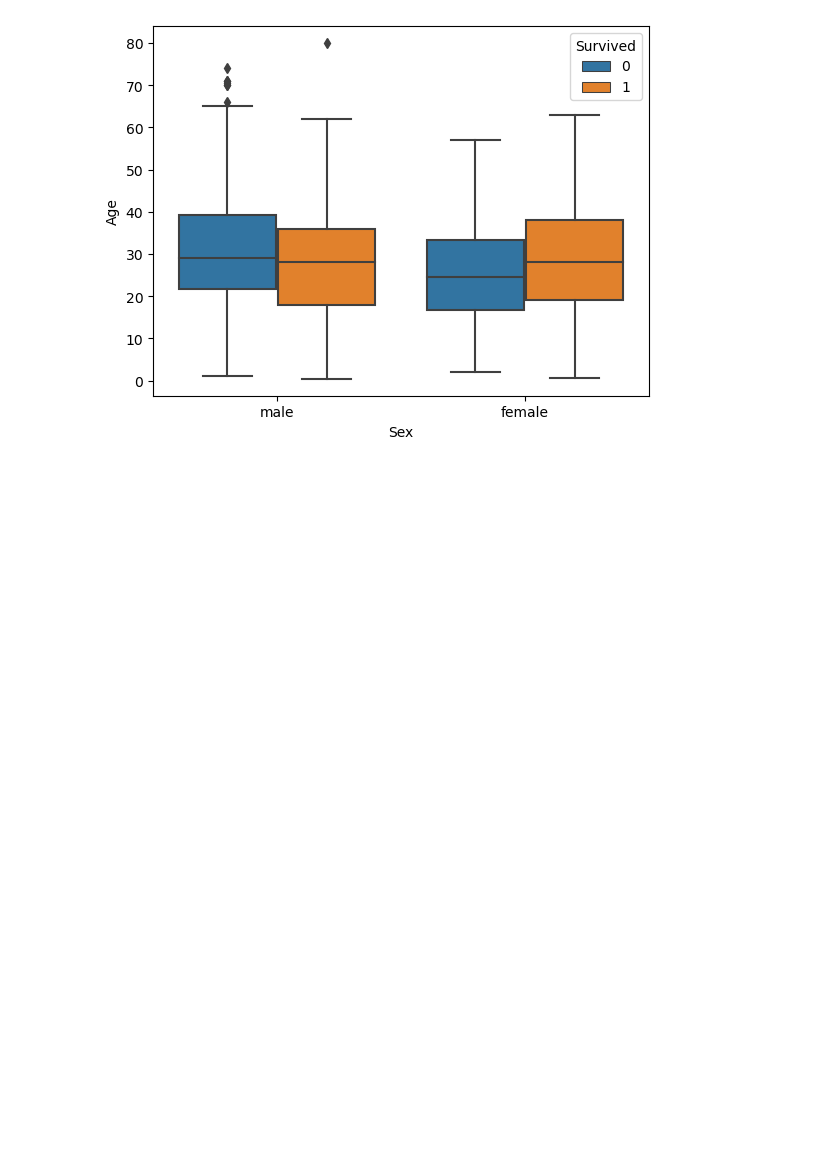
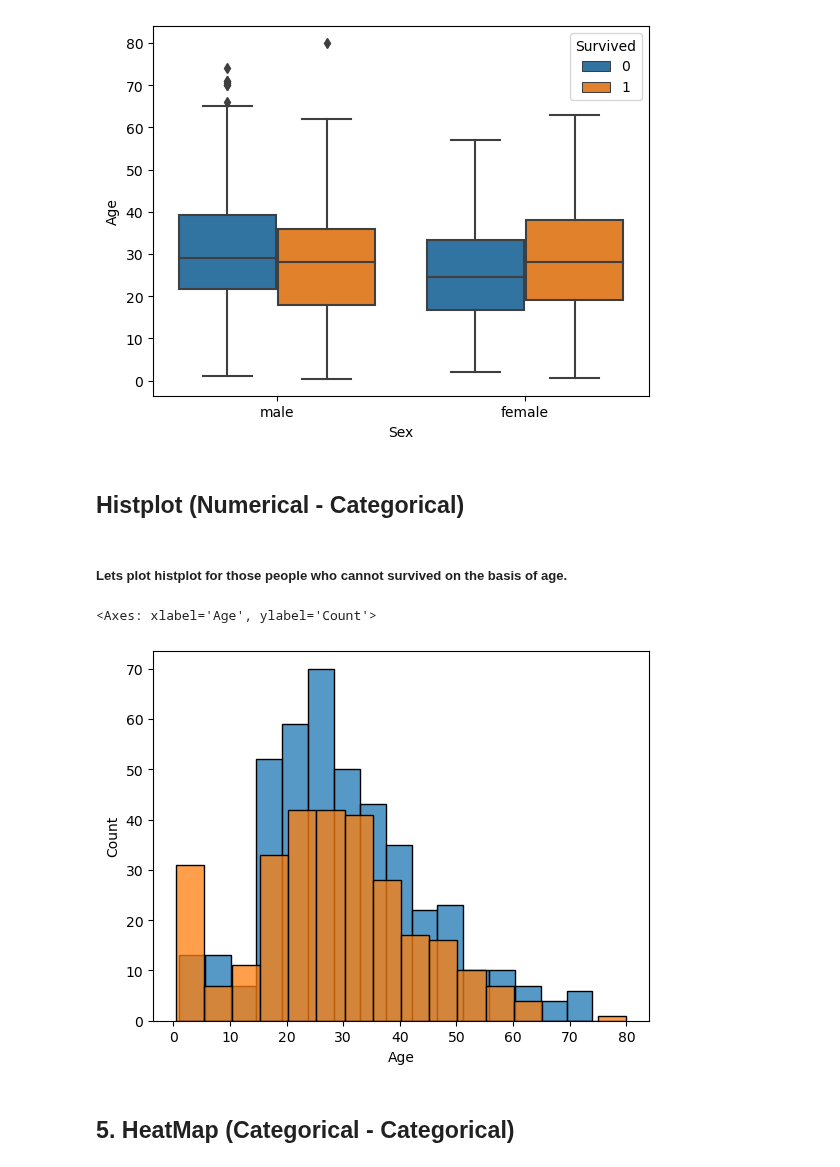
Before and after one commit to Shreyasb1015/Machine-Learning, a Jupyter notebook: eda-using-bivariate-and -multivariateAnalaysis/eda-using-bivariateAndmultivairateAnalysis.ipynb, the cells around one changed output. Drawn from its saved outputs; the diff is of its cells as text; code cells hidden in the pictures; blank space fills up the shorter version.

```diff
--- a/eda-using-bivariate-and -multivariateAnalaysis/eda-using-bivariateAndmultivairateAnalysis.ipynb
+++ b/eda-using-bivariate-and -multivariateAnalaysis/eda-using-bivariateAndmultivairateAnalysis.ipynb
@@ -128,3 +128,13 @@ sns.boxplot(titanic,x='Sex',y='Age',hue=titanic['Survived'])
 # %% [output]
 <Axes: xlabel='Sex', ylabel='Age'>
 [figure]
+# %% [markdown]
+##  Histplot (Numerical - Categorical)
+# %% [markdown]
+##### Lets plot histplot for those people who cannot survived on the basis of age.
+# %%
+sns.histplot(titanic[titanic['Survived']==0]['Age'])
+sns.histplot(titanic[titanic['Survived']==1]['Age'])
+# %% [output]
+<Axes: xlabel='Age', ylabel='Count'>
+[figure, added]
@@ -130,0 +146,2 @@ sns.boxplot(titanic,x='Sex',y='Age',hue=titanic['Survived'])
+# %% [markdown]
+## 5. HeatMap (Categorical - Categorical)
```
Also changed, not shown: parts of 1 cell of this notebook.
